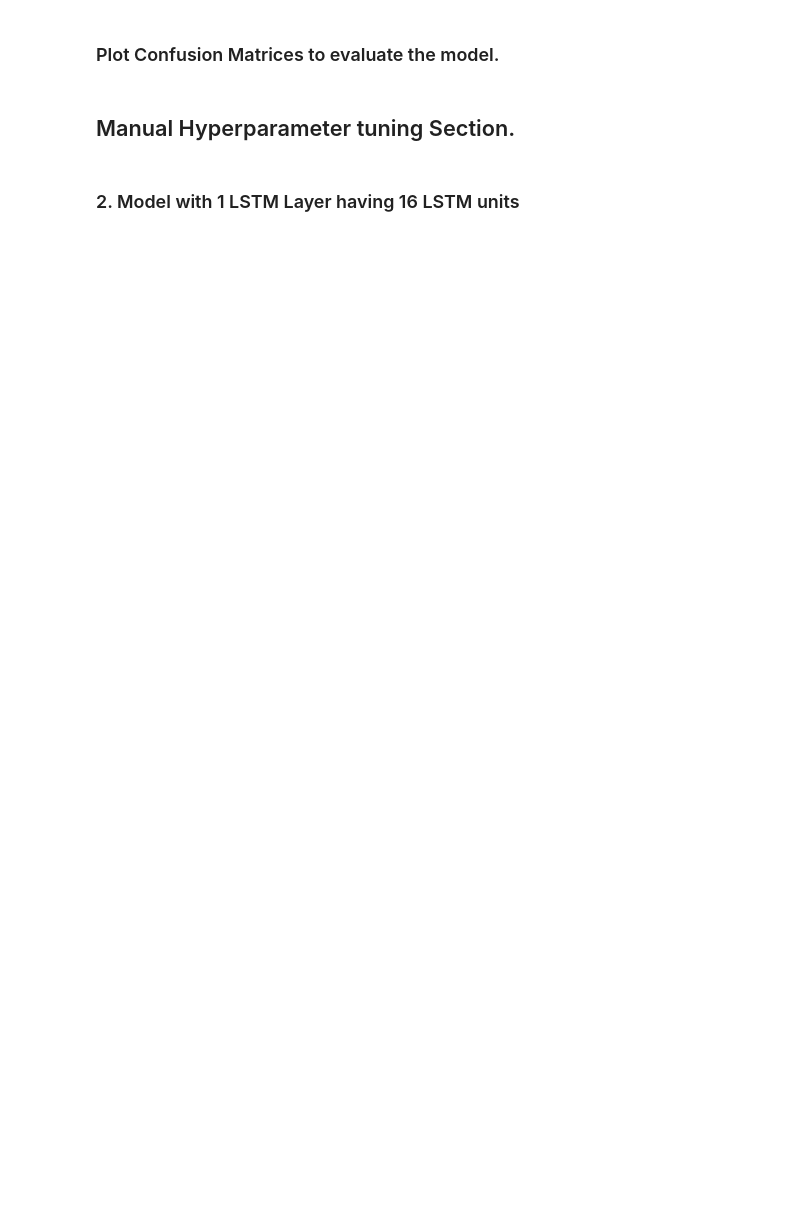
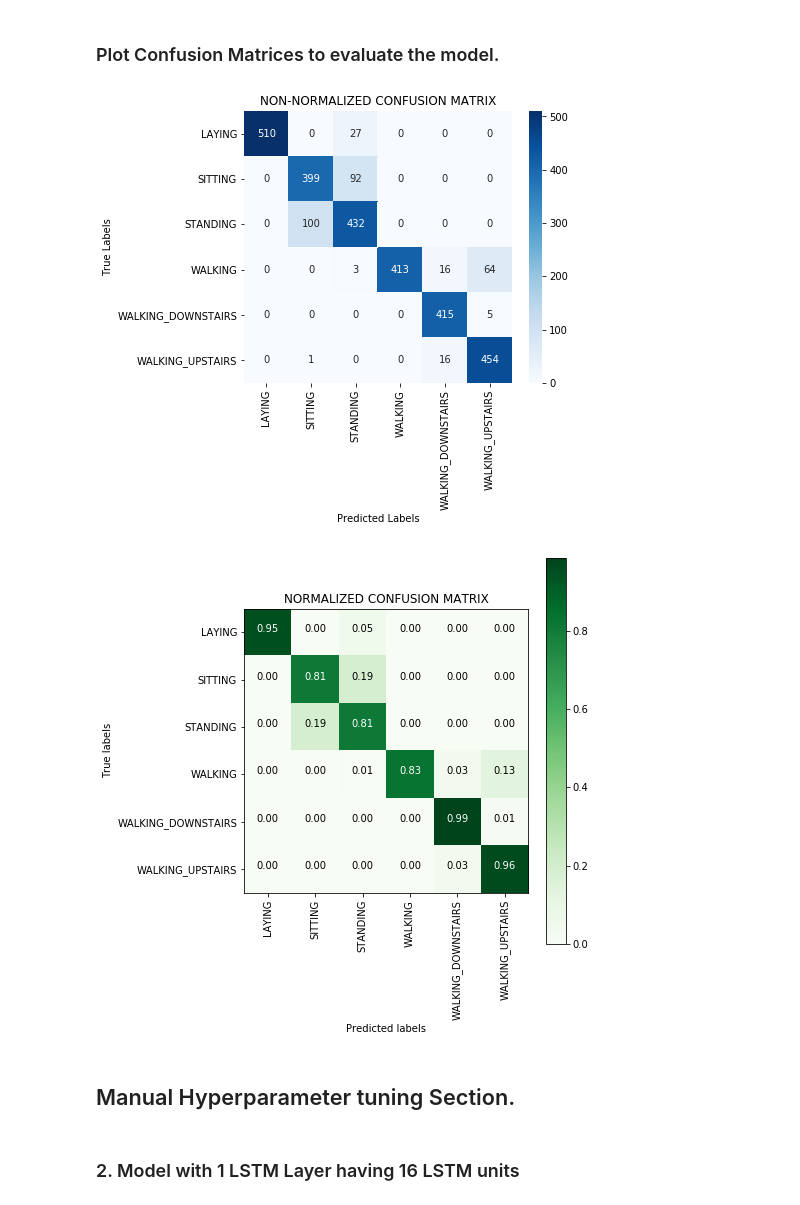
Before and after one commit to saugatapaul1010/Human-Activity-Recognition-using-classical-Machine-Learning-and-LSTM, a Jupyter notebook: HAR_LSTM.ipynb, the cells around one changed output. Drawn from its saved outputs; the diff is of its cells as text; code cells hidden in the pictures; blank space fills up the shorter version.

Commit message:
Model 1 trained

```diff
--- a/HAR_LSTM.ipynb
+++ b/HAR_LSTM.ipynb
@@ -387,15 +399,18 @@ plt_dynamic_loss(x, val_loss, loss, ax)
 ### Plot Confusion Matrices to evaluate the model.
 # %%
 #Get the confusion matrix
-y_pred=model.predict(X_test)
+y_pred=model1.predict(X_test)
 cm_df=get_confusion_matrix(y_test, y_pred) #Prepare the confusion matrix by using get_confusion_matrix() defined above.
 classes=list(cm_df.index) #Class names = Index Names or Column Names in cm_df
 
 #Plot a Non-Normalized confusion matrix
 plot_confusion_matrix(cm_df, classes, normalize=False, title="NON-NORMALIZED CONFUSION MATRIX")
 
 #Plot a Normalized confusion matrix
 plot_confusion_matrix(cm_df, classes, normalize=True, title="NORMALIZED CONFUSION MATRIX")
+# %% [output]
+[figure, added]
+[figure, added]
 # %% [markdown]
 ## Manual Hyperparameter tuning Section.
 # %% [markdown]
```
Also changed, not shown: parts of 7 cells of this notebook.
